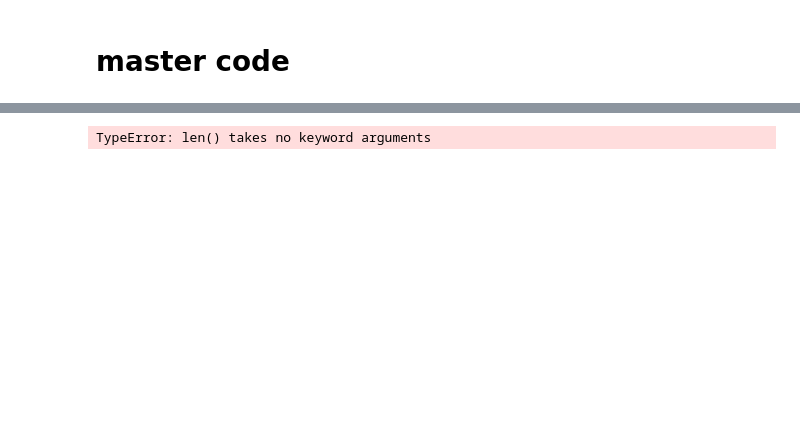
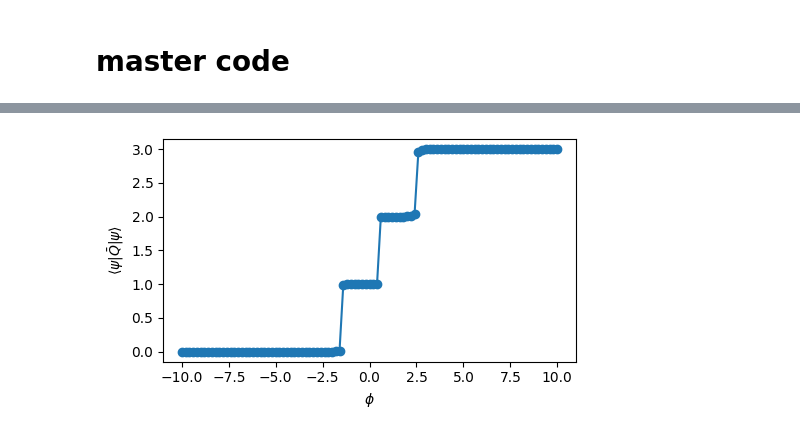
Before and after one commit to BingchengSuo/Condensed-Matter-Theory, a Jupyter notebook: DCK/Matveev's Grain.ipynb, the cells around one changed output, grey strips where cells are left out. Cells and saved outputs as stored; diff of their text form; code cells hidden in the pictures; blank space fills up the shorter version.

```diff
--- a/DCK/Matveev's Grain.ipynb
+++ b/DCK/Matveev's Grain.ipynb
@@ -373,4 +270,20 @@ H = H_matveev(phi=0.0, t0=0.3, Nk=1, Np=1, eps_k=np.linspace(-1.0,1.0,5), eps_p=
 # %%
-H.total()
+phis = np.linspace(-10.0, 10, 101)
+N_vs_phi = []
+
+
+for phi_val in phis:
+    H = H_matveev(phi=phi_val, t0=0.01, Nk=3, Np=3)
+    val, vec = eigsh(H.total(), k=1, which='SA')
+    average_q = np.real(vec.T @ H.Q_op() @ vec)[0]
+    gs = vec[:, 0]
+    N_vs_phi.append(np.vdot(gs, (H.N_op() @ gs)).real)
+
+plt.figure(figsize=(5,3))
+plt.plot(phis, N_vs_phi, 'o-')
+plt.xlabel(r'$\phi$')
+plt.ylabel(r'$\langle\psi|\bar{Q}|\psi\rangle$')
+plt.tight_layout()
+plt.show()
 # %% [output]
-TypeError: len() takes no keyword arguments
+[figure, added]
```
Also changed, not shown: parts of 7 cells of this notebook.
